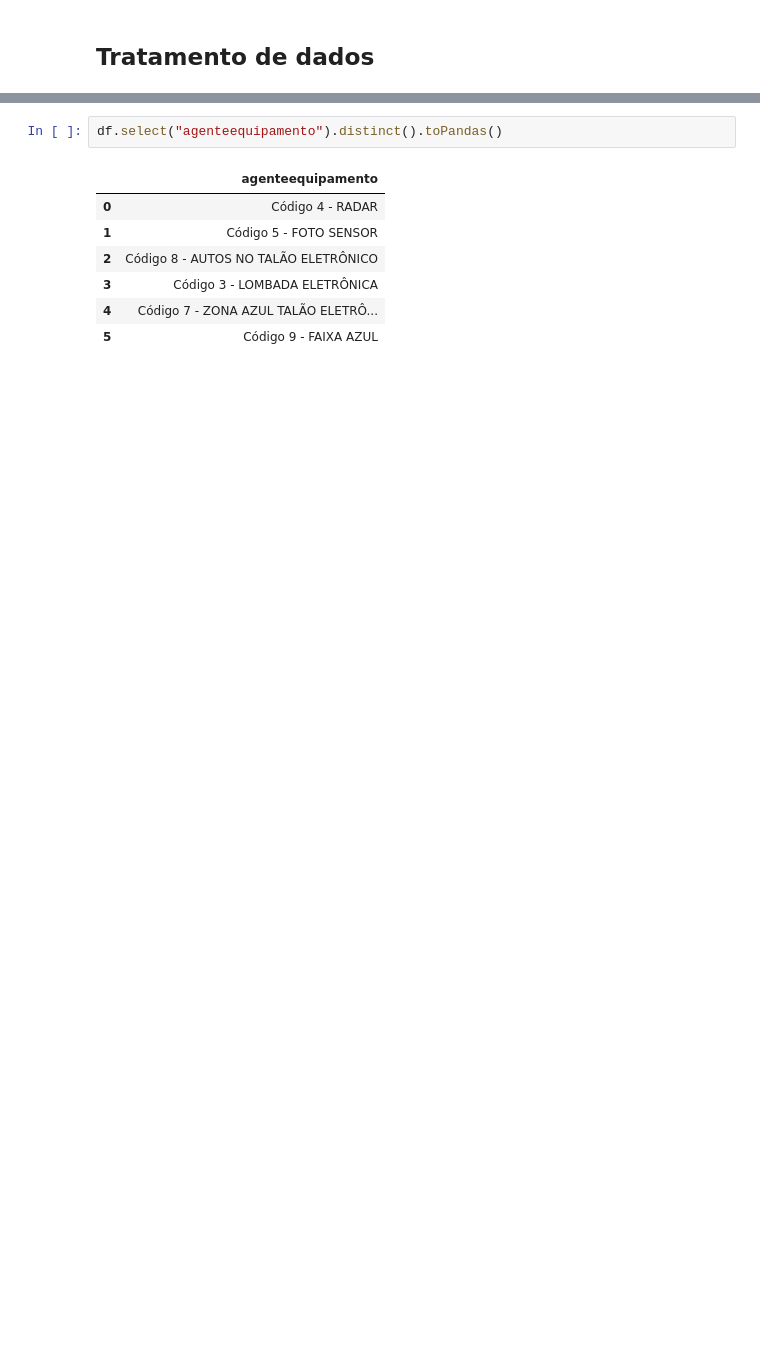
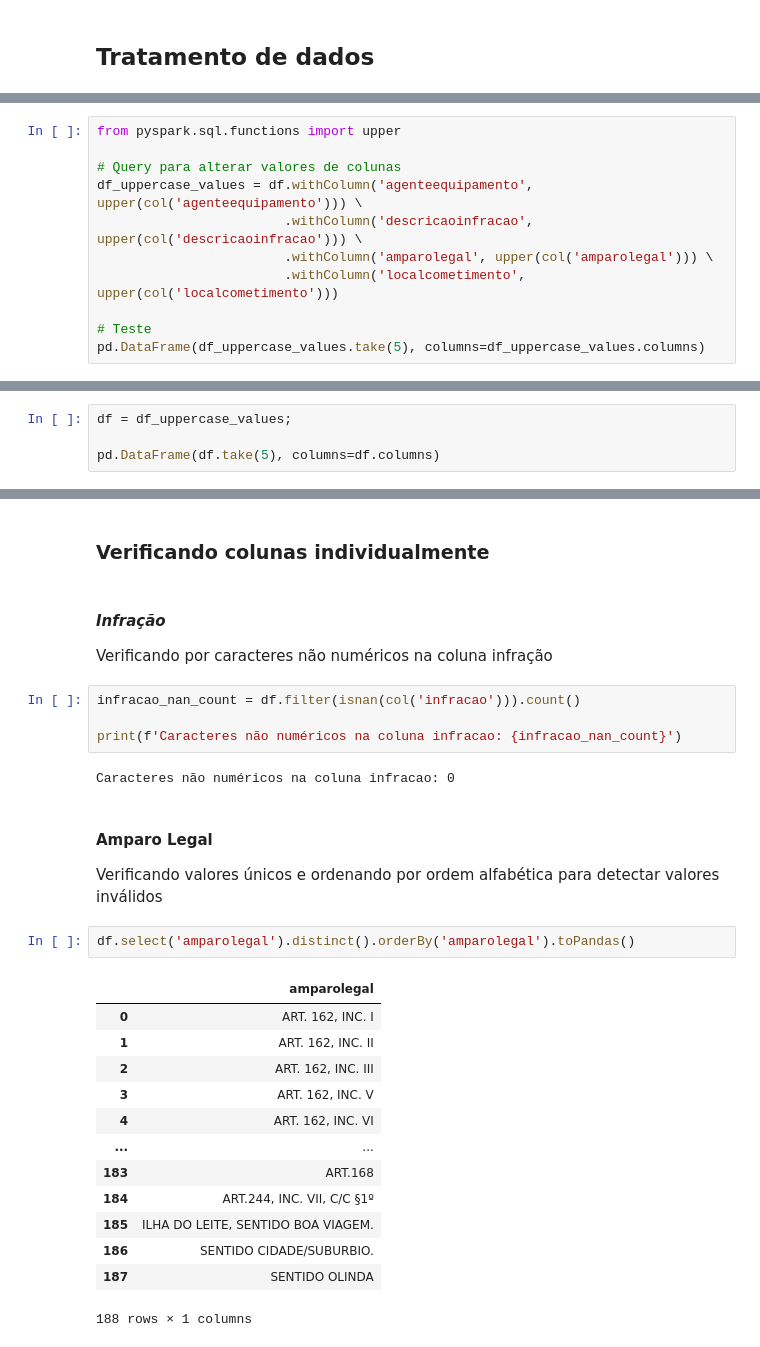
Before and after one commit to Barros313/Big-Data-1---Senac-TADS028, a Jupyter notebook: pyspark/infracoes_pyspark.ipynb, the cells around one changed output, grey strips where cells are left out. Cells and saved outputs as stored; diff of their text form; blank space fills up the shorter version.

```diff
--- a/pyspark/infracoes_pyspark.ipynb
+++ b/pyspark/infracoes_pyspark.ipynb
@@ -76,0 +114,11 @@ Passando todos os atributos para Maiúsculo
+# %%
+from pyspark.sql.functions import upper
+
+# Query para alterar valores de colunas
+df_uppercase_values = df.withColumn('agenteequipamento', upper(col('agenteequipamento'))) \
+                        .withColumn('descricaoinfracao', upper(col('descricaoinfracao'))) \
+                        .withColumn('amparolegal', upper(col('amparolegal'))) \
+                        .withColumn('localcometimento', upper(col('localcometimento')))
+
+# Teste
+pd.DataFrame(df_uppercase_values.take(5), columns=df_uppercase_values.columns)
@@ -76,0 +134,4 @@ Passando todos os atributos para Maiúsculo
+# %%
+df = df_uppercase_values;
+
+pd.DataFrame(df.take(5), columns=df.columns)
@@ -77,10 +145,32 @@ Passando todos os atributos para Maiúsculo
+# %% [markdown]
+### Verificando colunas individualmente
+# %% [markdown]
+#### *Infração*
+
+Verificando por caracteres não numéricos na coluna infração
+# %%
+infracao_nan_count = df.filter(isnan(col('infracao'))).count()
+
+print(f'Caracteres não numéricos na coluna infracao: {infracao_nan_count}')
+# %% [output]
+Caracteres não numéricos na coluna infracao: 0
+# %% [markdown]
+#### Amparo Legal
+
+Verificando valores únicos e ordenando por ordem alfabética para detectar valores inválidos
 # %%
-df.select("agenteequipamento").distinct().toPandas()
+df.select('amparolegal').distinct().orderBy('amparolegal').toPandas()
 # %% [output]
-|  | agenteequipamento |
-| 0 | Código 4 - RADAR |
-| 1 | Código 5 - FOTO SENSOR |
-| 2 | Código 8 - AUTOS NO TALÃO ELETRÔNICO |
-| 3 | Código 3 - LOMBADA ELETRÔNICA |
-| 4 | Código 7 - ZONA AZUL TALÃO ELETRÔ... |
-| 5 | Código 9 - FAIXA AZUL |
+|  | amparolegal |
+| 0 | ART. 162, INC. I |
+| 1 | ART. 162, INC. II |
+| 2 | ART. 162, INC. III |
+| 3 | ART. 162, INC. V |
+| 4 | ART. 162, INC. VI |
+| ... | ... |
+| 183 | ART.168 |
+| 184 | ART.244, INC. VII, C/C §1º |
+| 185 | ILHA DO LEITE, SENTIDO BOA VIAGEM. |
+| 186 | SENTIDO CIDADE/SUBURBIO. |
+| 187 | SENTIDO OLINDA |
+188 rows × 1 columns
```
Also changed, not shown: parts of 23 cells of this notebook.
